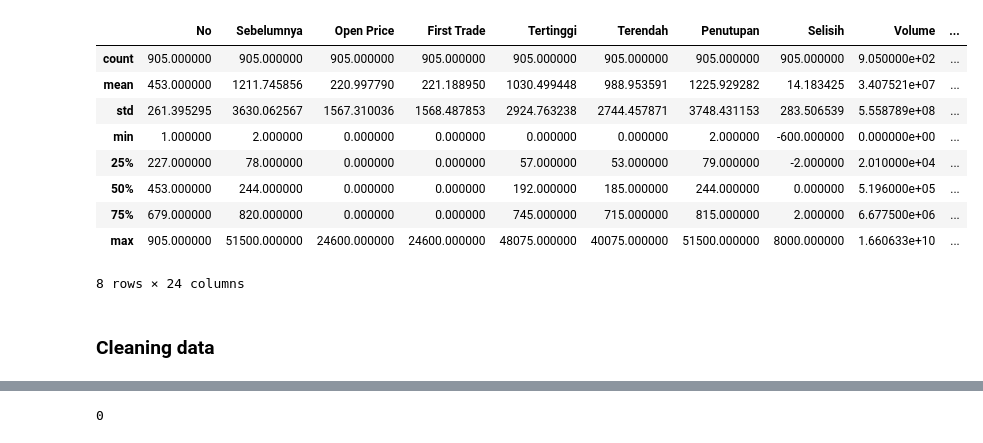
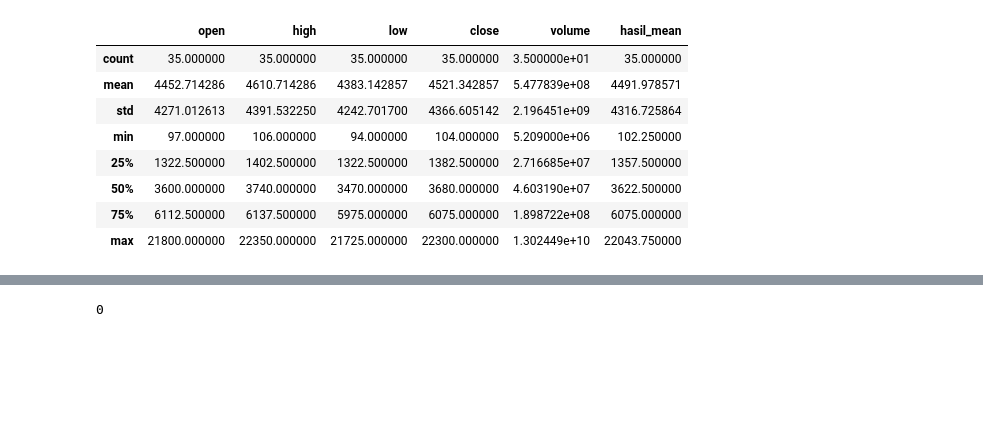
Before and after one commit to SaveMoneyCapstone/ML-Repo, a Jupyter notebook: Notebook/rekomendasi_saham.ipynb, the cells around one changed output, grey strips where cells are left out. Saved outputs shown, nothing was run; the diff lists cells and outputs as text; code cells hidden in the pictures; blank space fills up the shorter version.

```diff
--- a/Notebook/rekomendasi_saham.ipynb
+++ b/Notebook/rekomendasi_saham.ipynb
@@ -31,0 +16,15 @@ Total Harga Penutupan 905
+# %%
+def generate_saham_tren(api_url, api_key):
+  API_URL_KODE = api_url
+  headers = {"X-API-KEY": api_key}
+
+  response = requests.get(API_URL_KODE, headers=headers).json()
+  response_str = json.dumps(response)
+  SYMBOL = pd.json_normalize(json.loads(response_str), record_path=['data', 'results'])
+  SYMBOL = SYMBOL['symbol']
+
+  SYMBOL_string = ','.join(SYMBOL)
+
+  return SYMBOL_string
+# %%
+SYMBOL_string = generate_saham_tren(SYMBOL_URL, API_KEY)
@@ -31,0 +35,20 @@ Total Harga Penutupan 905
+# %%
+def transform_json_to_df(api_url, symbol, api_key):
+  API_URL = api_url
+  SYMBOL = symbol
+  API_KEY = api_key
+
+  query_params = urllib.parse.urlencode({'symbols': SYMBOL})
+  new_url = API_URL + '?' + query_params
+
+  url = new_url
+  headers = {"X-API-KEY": API_KEY}
+
+  response = requests.get(url, headers=headers).json()
+  response_str = json.dumps(response)
+  df = pd.json_normalize(json.loads(response_str), record_path=['data', 'results'])
+  df = df[['company.name', 'company.logo', 'symbol', 'date', 'open', 'high', 'low', 'close', 'volume']]
+  df["hasil_mean"] = df.apply(lambda x: (x["open"] + x["high"] + x["low"] + x["close"]) / 4, axis=1)
+  return df
+# %%
+df_json = transform_json_to_df(API_URL, SYMBOL_string, API_KEY)
@@ -52,15 +95,12 @@ memory usage: 198.1+ KB
 # %%
-data_saham.describe()
+df_json.describe()
 # %% [output]
-|  | No | Sebelumnya | Open Price | First Trade | Tertinggi | Terendah | Penutupan | Selisih | Volume | ... |
-| count | 905.000000 | 905.000000 | 905.000000 | 905.000000 | 905.000000 | 905.000000 | 905.000000 | 905.000000 | 9.050000e+02 | ... |
-| mean | 453.000000 | 1211.745856 | 220.997790 | 221.188950 | 1030.499448 | 988.953591 | 1225.929282 | 14.183425 | 3.407521e+07 | ... |
-| std | 261.395295 | 3630.062567 | 1567.310036 | 1568.487853 | 2924.763238 | 2744.457871 | 3748.431153 | 283.506539 | 5.558789e+08 | ... |
-| min | 1.000000 | 2.000000 | 0.000000 | 0.000000 | 0.000000 | 0.000000 | 2.000000 | -600.000000 | 0.000000e+00 | ... |
-| 25% | 227.000000 | 78.000000 | 0.000000 | 0.000000 | 57.000000 | 53.000000 | 79.000000 | -2.000000 | 2.010000e+04 | ... |
-| 50% | 453.000000 | 244.000000 | 0.000000 | 0.000000 | 192.000000 | 185.000000 | 244.000000 | 0.000000 | 5.196000e+05 | ... |
-| 75% | 679.000000 | 820.000000 | 0.000000 | 0.000000 | 745.000000 | 715.000000 | 815.000000 | 2.000000 | 6.677500e+06 | ... |
-| max | 905.000000 | 51500.000000 | 24600.000000 | 24600.000000 | 48075.000000 | 40075.000000 | 51500.000000 | 8000.000000 | 1.660633e+10 | ... |
+|  | open | high | low | close | volume | hasil_mean |
+| count | 35.000000 | 35.000000 | 35.000000 | 35.000000 | 3.500000e+01 | 35.000000 |
+| mean | 4452.714286 | 4610.714286 | 4383.142857 | 4521.342857 | 5.477839e+08 | 4491.978571 |
+| std | 4271.012613 | 4391.532250 | 4242.701700 | 4366.605142 | 2.196451e+09 | 4316.725864 |
+| min | 97.000000 | 106.000000 | 94.000000 | 104.000000 | 5.209000e+06 | 102.250000 |
+| 25% | 1322.500000 | 1402.500000 | 1322.500000 | 1382.500000 | 2.716685e+07 | 1357.500000 |
+| 50% | 3600.000000 | 3740.000000 | 3470.000000 | 3680.000000 | 4.603190e+07 | 3622.500000 |
+| 75% | 6112.500000 | 6137.500000 | 5975.000000 | 6075.000000 | 1.898722e+08 | 6075.000000 |
+| max | 21800.000000 | 22350.000000 | 21725.000000 | 22300.000000 | 1.302449e+10 | 22043.750000 |
-8 rows × 24 columns
-# %% [markdown]
-### Cleaning data
```
Also changed, not shown: parts of 73 cells of this notebook, 5 other files.
